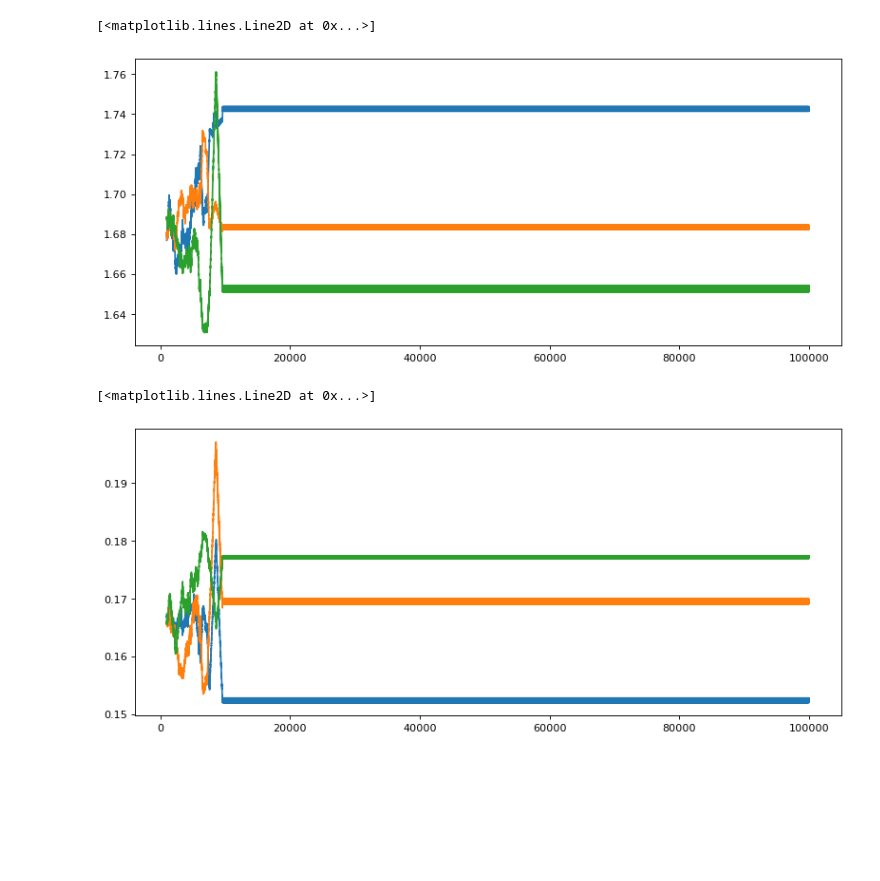
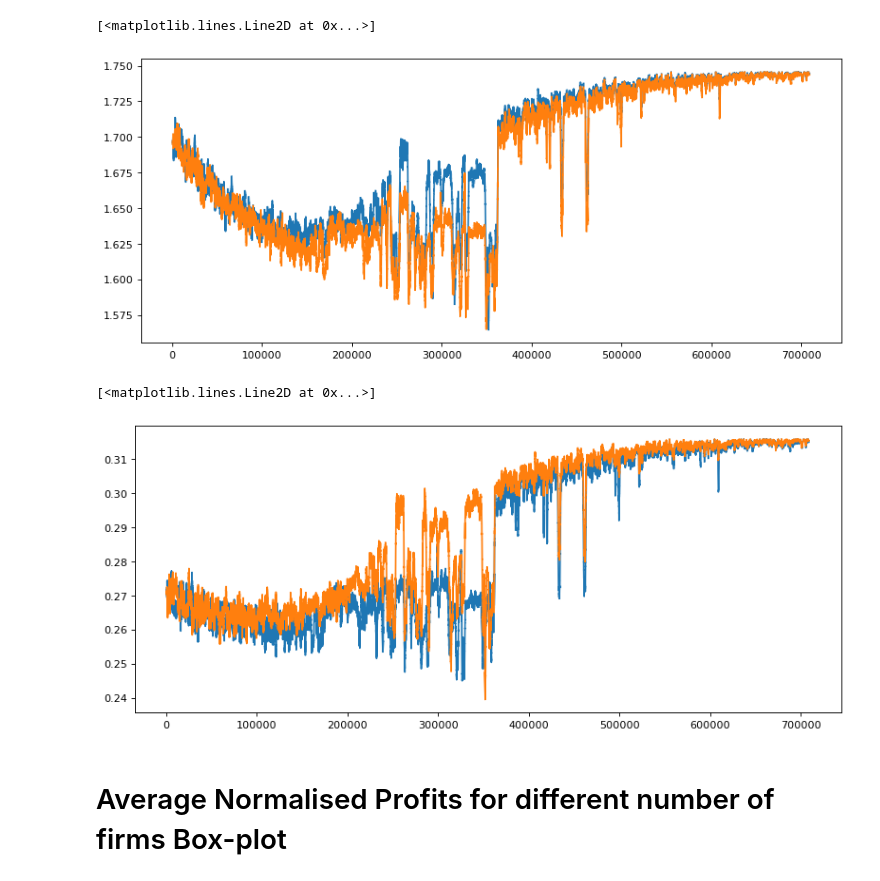
Before and after one commit to weehan299/multiagenteconomicssimulation, a Jupyter notebook: Data Analysis of Results.ipynb, the cells around one changed output. Saved outputs shown, nothing was run; the diff lists cells and outputs as text; code cells hidden in the pictures; blank space fills up the shorter version.

```diff
--- a/Data Analysis of Results.ipynb
+++ b/Data Analysis of Results.ipynb
@@ -6,2 +8,2 @@ import matplotlib.pyplot as plt
 # %%
-result = main.run(total_periods=100000)
+result = main.run(alpha = 0.125, beta = 1*1e-5)
@@ -21,30 +25,28 @@ QLearning  : quality=2, mc=1, alpha=0.1, gamma=0.95 ,beta=0.001
 # %%
 
 x =np.linspace(0,len(np.array(result.price_history)),num=len(np.array(result.price_history)))
 agent_1 = np.array(result.price_history)[:,0]
 agent_2 = np.array(result.price_history)[:,1]
-agent_3 = np.array(result.price_history)[:,2]
 
-df = pd.DataFrame({'agent_1': agent_1, 'agent_2': agent_2, 'agent_3': agent_3})
+df = pd.DataFrame({'agent_1': agent_1, 'agent_2': agent_2})
 plt.figure(figsize=(12, 5), dpi=80)
 plt.plot(df['agent_1'].rolling(1000).mean())
 plt.plot(df['agent_2'].rolling(1000).mean())
-plt.plot(df['agent_3'].rolling(1000).mean())
 # %% [output]
 [<matplotlib.lines.Line2D at 0x...>]
-[figure, old version]
+[figure, new version]
 # %%
 
 x =np.linspace(0,len(np.array(result.reward_history)),num=len(np.array(result.reward_history)))
 agent_1 = np.array(result.reward_history)[:,0]
 agent_2 = np.array(result.reward_history)[:,1]
-agent_3 = np.array(result.reward_history)[:,2]
 
-df = pd.DataFrame({'agent_1': agent_1, 'agent_2': agent_2, 'agent_3': agent_3})
+df = pd.DataFrame({'agent_1': agent_1, 'agent_2': agent_2})
 plt.figure(figsize=(12, 5), dpi=80)
 plt.plot(df['agent_1'].rolling(1000).mean())
 plt.plot(df['agent_2'].rolling(1000).mean())
-plt.plot(df['agent_3'].rolling(1000).mean())
 # %% [output]
 [<matplotlib.lines.Line2D at 0x...>]
-[figure, old version]
+[figure, new version]
+# %% [markdown]
+# Average Normalised Profits for different number of firms Box-plot
```
Also changed, not shown: parts of 9 cells of this notebook, 6 other files.
